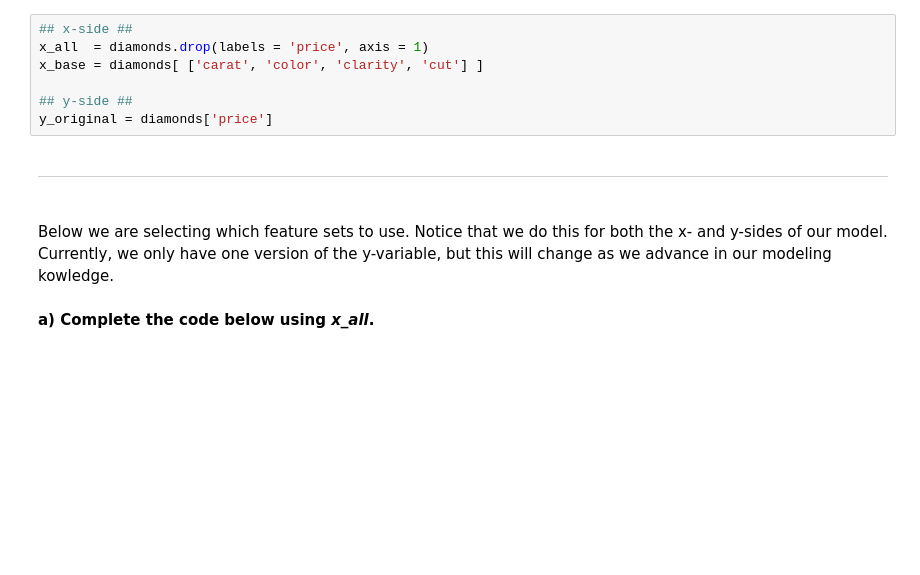
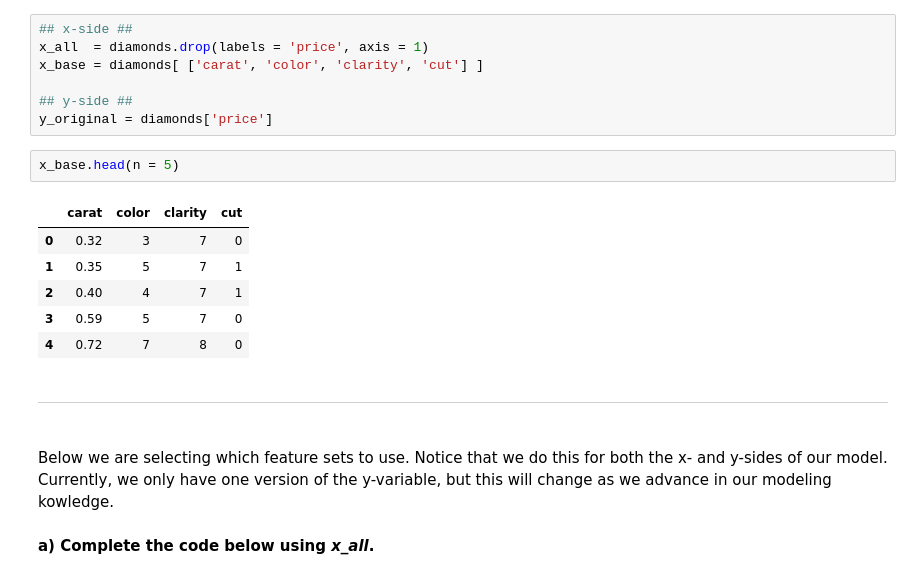
Before and after one commit to samuel-mahembe/Data-Science-Python-Kickstart, a Jupyter notebook: Script 04 - The Model Building Framework - Guided.ipynb, the cells around one changed output. Drawn from its saved outputs; the diff is of its cells as text; blank space fills up the shorter version.

```diff
--- a/Script 04 - The Model Building Framework - Guided.ipynb
+++ b/Script 04 - The Model Building Framework - Guided.ipynb
@@ -277,6 +277,15 @@ x_base = diamonds[ ['carat', 'color', 'clarity', 'cut'] ]
 
 ## y-side ##
 y_original = diamonds['price']
+# %%
+x_base.head(n = 5)
+# %% [output]
+|  | carat | color | clarity | cut |
+| 0 | 0.32 | 3 | 7 | 0 |
+| 1 | 0.35 | 5 | 7 | 1 |
+| 2 | 0.40 | 4 | 7 | 1 |
+| 3 | 0.59 | 5 | 7 | 0 |
+| 4 | 0.72 | 7 | 8 | 0 |
 # %% [markdown]
 <hr style="height:.9px;border:none;color:#333;background-color:#333;" /><br>
 Below we are selecting which feature sets to use. Notice that we do this for both the x- and y-sides of our model. Currently, we only have one version of the y-variable, but this will change as we advance in our modeling kowledge.
```
Also changed, not shown: parts of 4 cells of this notebook.
